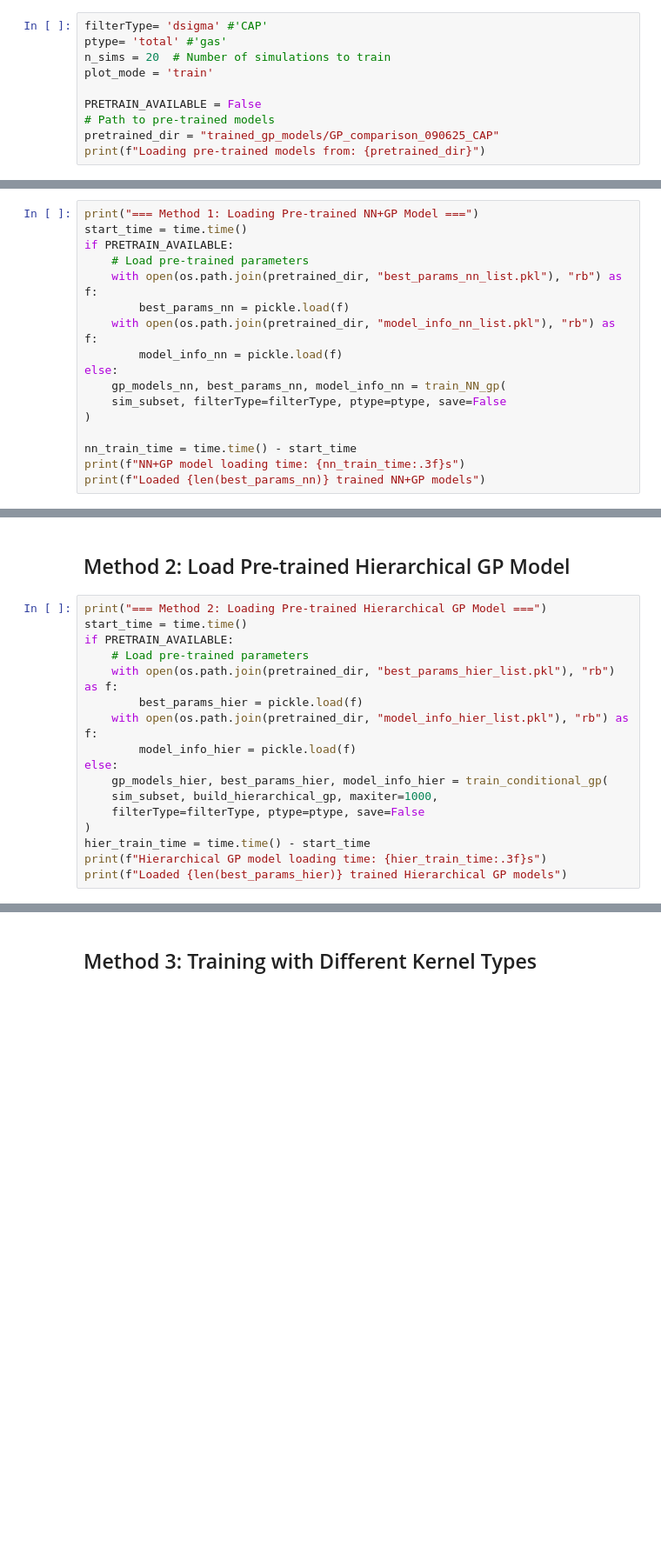
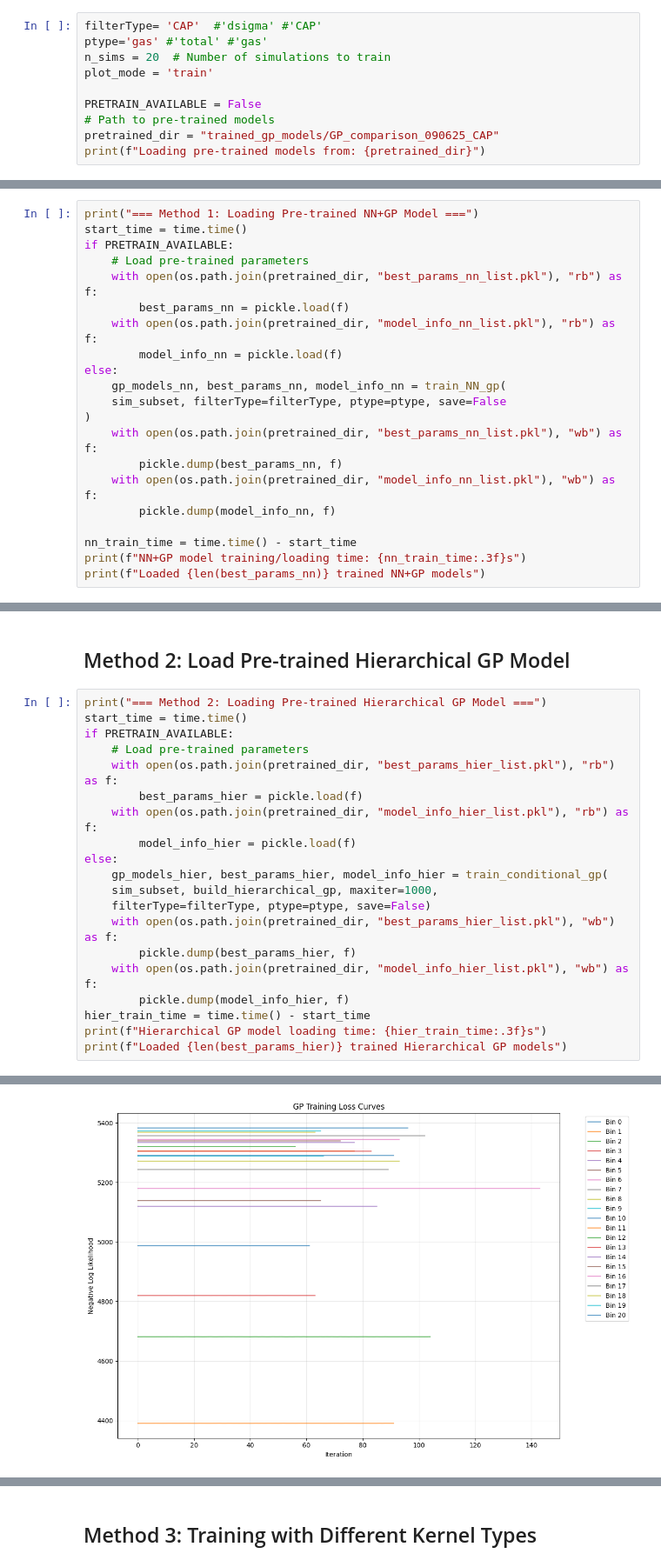
Before and after one commit to Klinjin/DH_profile_kSZ_WL, a Jupyter notebook: GP_comparison.ipynb, the cells around one changed output, grey strips where cells are left out. Shown at 87% size. Saved outputs shown, nothing was run; the diff lists cells and outputs as text; blank space fills up the shorter version.

```diff
--- a/GP_comparison.ipynb
+++ b/GP_comparison.ipynb
@@ -8,8 +8,8 @@ Compare different GP training approaches focusing on:
 - Load pre-trained models for Methods 1-3 from trained_gp_models/GP_comparison_090625
 - Use conditional_gp training for Method 4 with different kernel types
 # %%
-filterType= 'dsigma' #'CAP'
-ptype= 'total' #'gas'
+filterType= 'CAP'  #'dsigma' #'CAP'
+ptype='gas' #'total' #'gas'
 n_sims = 20  # Number of simulations to train
 plot_mode = 'train'
 
@@ -100,9 +97,13 @@ else:
     gp_models_nn, best_params_nn, model_info_nn = train_NN_gp(
     sim_subset, filterType=filterType, ptype=ptype, save=False
 )
+    with open(os.path.join(pretrained_dir, "best_params_nn_list.pkl"), "wb") as f:
+        pickle.dump(best_params_nn, f)
+    with open(os.path.join(pretrained_dir, "model_info_nn_list.pkl"), "wb") as f:
+        pickle.dump(model_info_nn, f)
 
 nn_train_time = time.time() - start_time
-print(f"NN+GP model loading time: {nn_train_time:.3f}s")
+print(f"NN+GP model training/loading time: {nn_train_time:.3f}s")
 print(f"Loaded {len(best_params_nn)} trained NN+GP models")
 # %% [output]
 === Method 1: Loading Pre-trained NN+GP Model ===
@@ -142,8 +167,12 @@ if PRETRAIN_AVAILABLE:
 else:
     gp_models_hier, best_params_hier, model_info_hier = train_conditional_gp(
     sim_subset, build_hierarchical_gp, maxiter=1000,
-    filterType=filterType, ptype=ptype, save=False
-)
+    filterType=filterType, ptype=ptype, save=False)
+    with open(os.path.join(pretrained_dir, "best_params_hier_list.pkl"), "wb") as f:
+        pickle.dump(best_params_hier, f)
+    with open(os.path.join(pretrained_dir, "model_info_hier_list.pkl"), "wb") as f:
+        pickle.dump(model_info_hier, f)
 hier_train_time = time.time() - start_time
 print(f"Hierarchical GP model loading time: {hier_train_time:.3f}s")
 print(f"Loaded {len(best_params_hier)} trained Hierarchical GP models")
+# %% [output]
@@ -149,0 +183 @@ print(f"Loaded {len(best_params_hier)} trained Hierarchical GP models")
+[figure, added]
```
Also changed, not shown: parts of 15 cells of this notebook, 32 other files.
